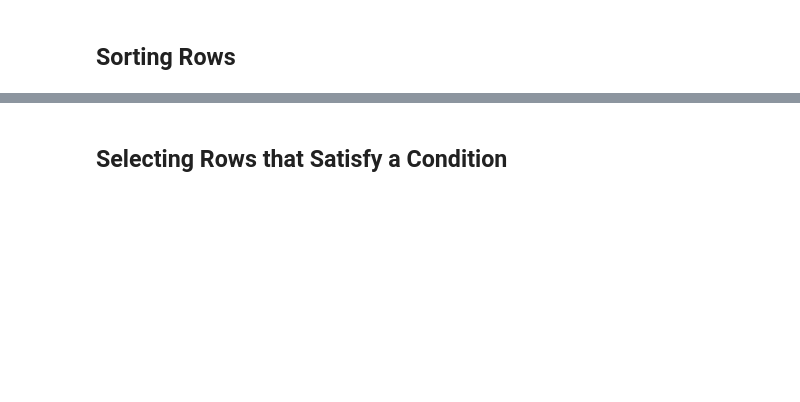
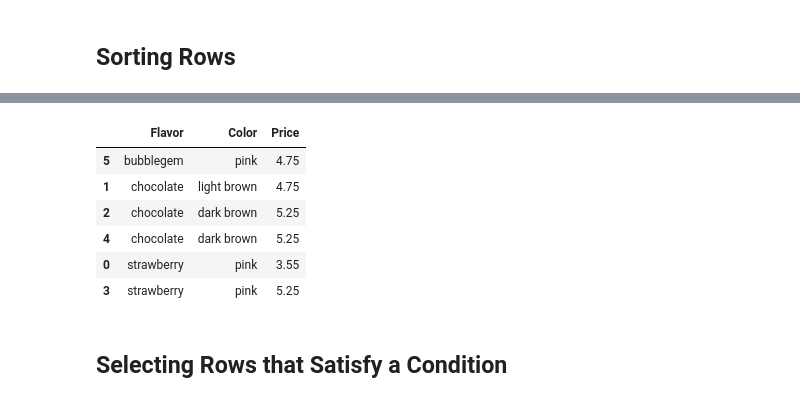
Before and after one commit to gobad820/2024_Introduction_To_Data_Science, a Jupyter notebook: week05/Ch03_and_Ch07.ipynb, the cells around one changed output, grey strips where cells are left out. Cells and saved outputs as stored; diff of their text form; code cells hidden in the pictures; blank space fills up the shorter version.

```diff
--- a/week05/Ch03_and_Ch07.ipynb
+++ b/week05/Ch03_and_Ch07.ipynb
@@ -66,5 +172,14 @@ cones.sort_values(by=["Price"], ascending=False)
 # %%
-cones.sort_values(by=["Flavor","Price"], ascending=[True, True])
+cones.sort_values(by=["Flavor", "Price"],
+                  ascending=[True, True])  # alphabetical한 순서로 정렬된다.같은 맛이라면 값을 기준으로 ascending # 첫번째 인덱스가 우선 기준이 된다.
+# %% [output]
+|  | Flavor | Color | Price |
+| 5 | bubblegem | pink | 4.75 |
+| 1 | chocolate | light brown | 4.75 |
+| 2 | chocolate | dark brown | 5.25 |
+| 4 | chocolate | dark brown | 5.25 |
+| 0 | strawberry | pink | 3.55 |
+| 3 | strawberry | pink | 5.25 |
 # %% [markdown]
 ## Selecting Rows that Satisfy a Condition
 # %%
```
Also changed, not shown: parts of 126 cells of this notebook.
